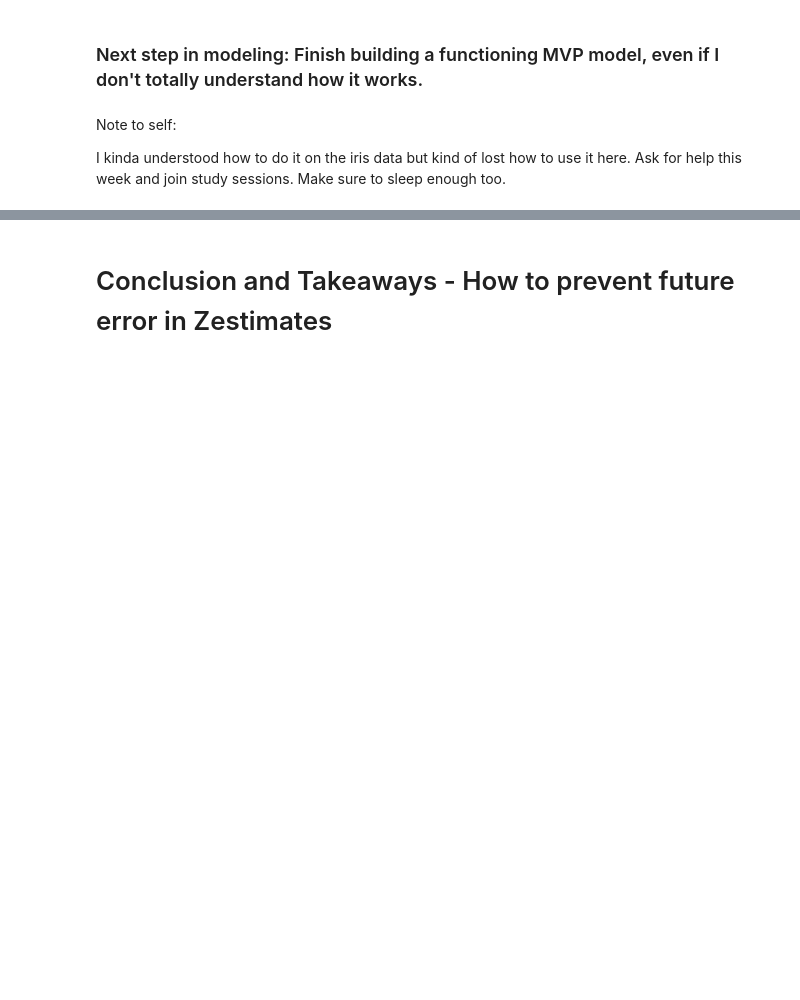
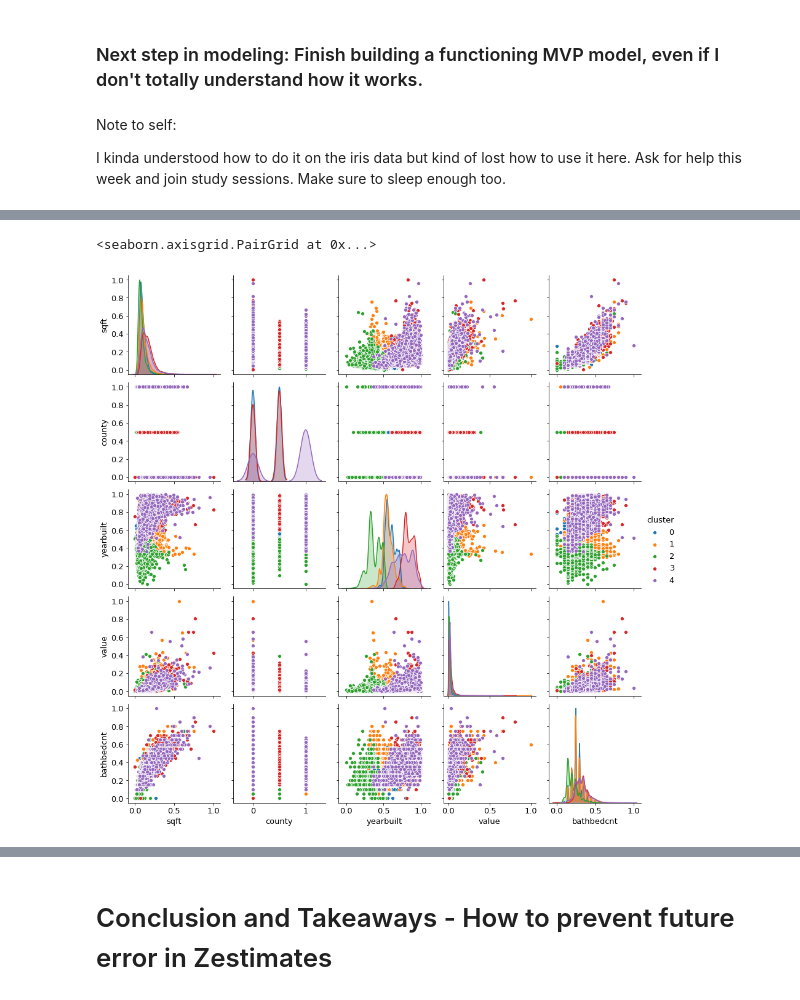
Before and after one commit to KwameTaylor/kwames-zillow-zestimates-error-control, a Jupyter notebook: explore.ipynb, the cells around one changed output, grey strips where cells are left out. Drawn from its saved outputs; the diff is of its cells as text; code cells hidden in the pictures; blank space fills up the shorter version.

Commit message:
figuring out kmeans clustering

```diff
--- a/explore.ipynb
+++ b/explore.ipynb
@@ -346 +360,6 @@ dtype: int64
+# %%
+sns.pairplot(data=X_train_scaled.drop(columns=['latitude', 'longitude', 'century', 'decade', 'bathcnt']), hue='cluster')
+# %% [output]
+<seaborn.axisgrid.PairGrid at 0x...>
+[figure, added]
 # %%
```
Also changed, not shown: parts of 22 cells of this notebook, 1 other file.
